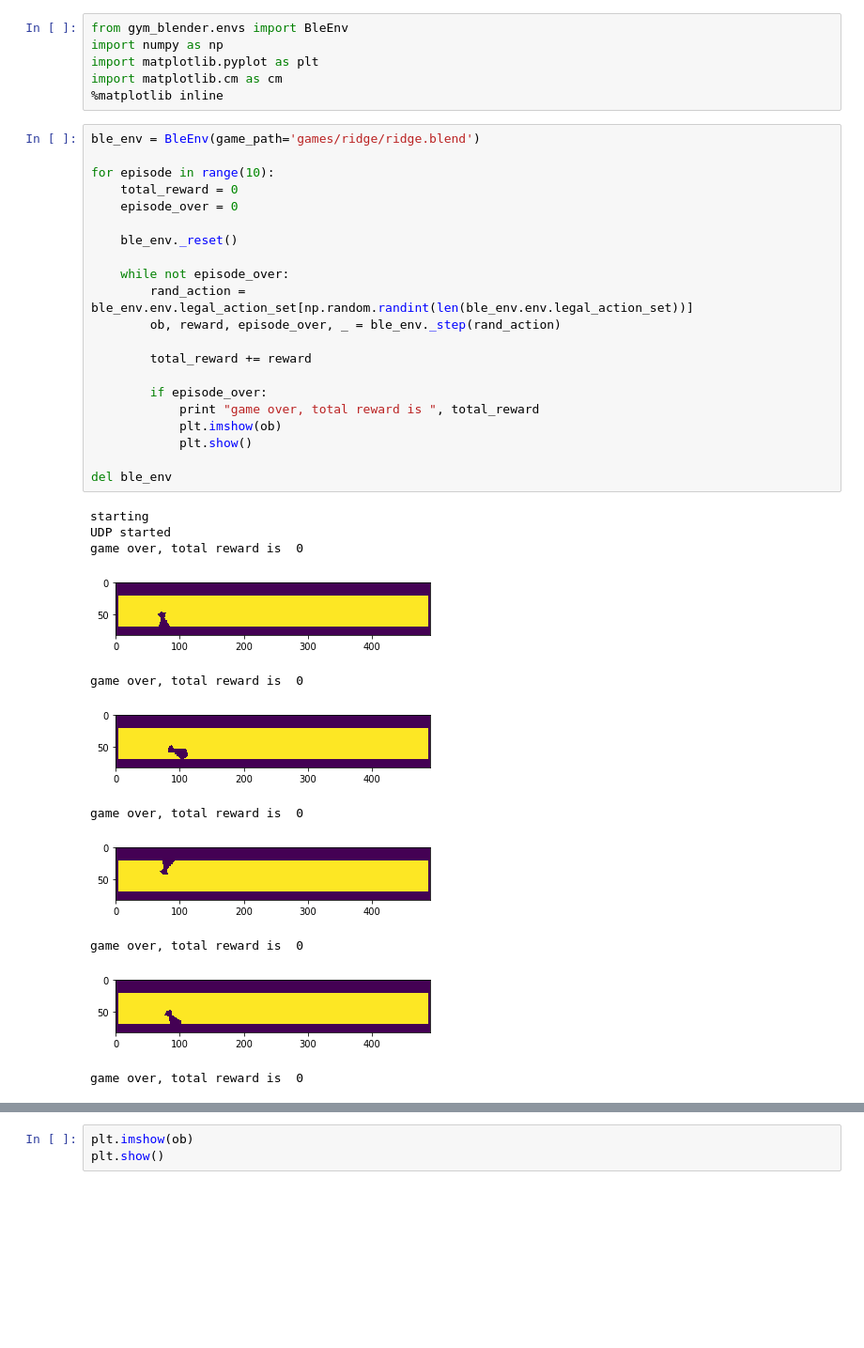
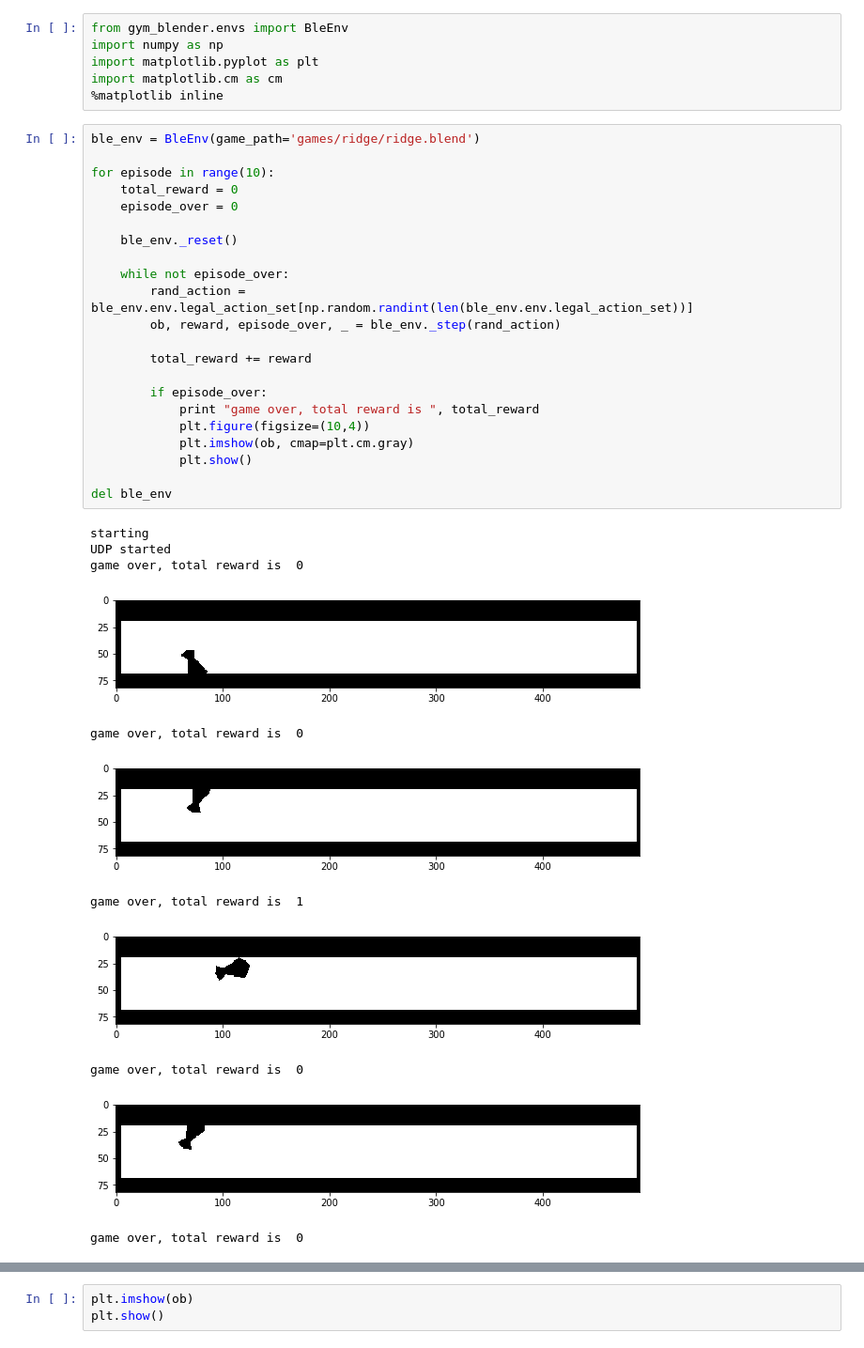
Before and after one commit to LouisFoucard/gym-blender, a Jupyter notebook: random_agent_example.ipynb, the cells around one changed output, grey strips where cells are left out. Shown at 94% size. Cells and saved outputs as stored; diff of their text form; blank space fills up the shorter version.

```diff
--- a/random_agent_example.ipynb
+++ b/random_agent_example.ipynb
@@ -7,33 +7,34 @@ import matplotlib.cm as cm
 # %%
 ble_env = BleEnv(game_path='games/ridge/ridge.blend')
 
 for episode in range(10):
     total_reward = 0
     episode_over = 0
 
     ble_env._reset()
 
     while not episode_over:
         rand_action = ble_env.env.legal_action_set[np.random.randint(len(ble_env.env.legal_action_set))]
         ob, reward, episode_over, _ = ble_env._step(rand_action)
 
         total_reward += reward
 
         if episode_over:
             print "game over, total reward is ", total_reward
-            plt.imshow(ob)
+            plt.figure(figsize=(10,4))
+            plt.imshow(ob, cmap=plt.cm.gray)
             plt.show()
 
 del ble_env
 # %% [output]
 starting
 UDP started
 game over, total reward is  0
-[figure, old version]
+[figure, new version]
 game over, total reward is  0
-[figure, old version]
+[figure, new version]
-game over, total reward is  0
+game over, total reward is  1
-[figure, old version]
+[figure, new version]
 game over, total reward is  0
-[figure, old version]
+[figure, new version]
 game over, total reward is  0
```
Also changed, not shown: parts of 1 cell of this notebook, 3 other files.
